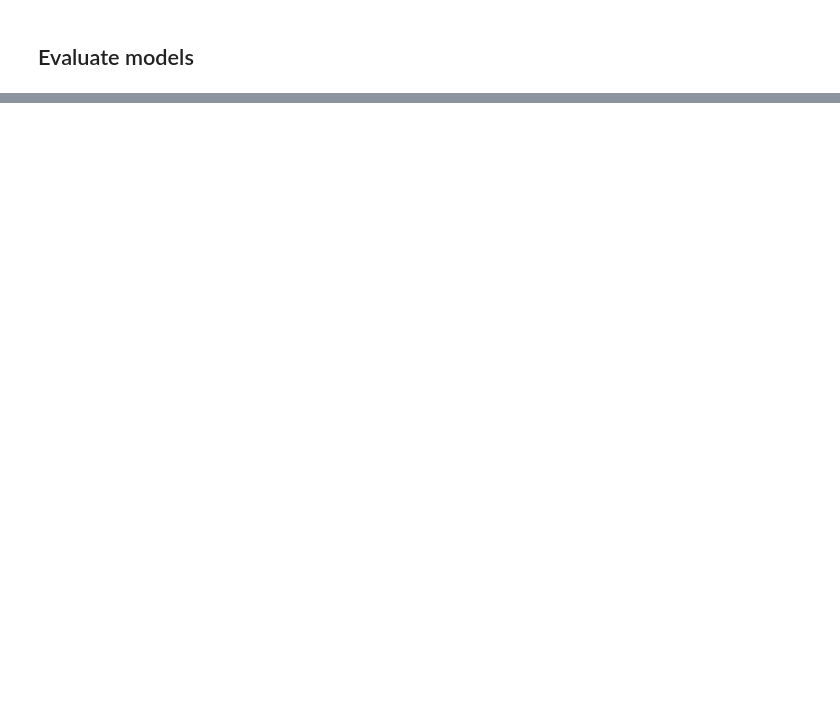
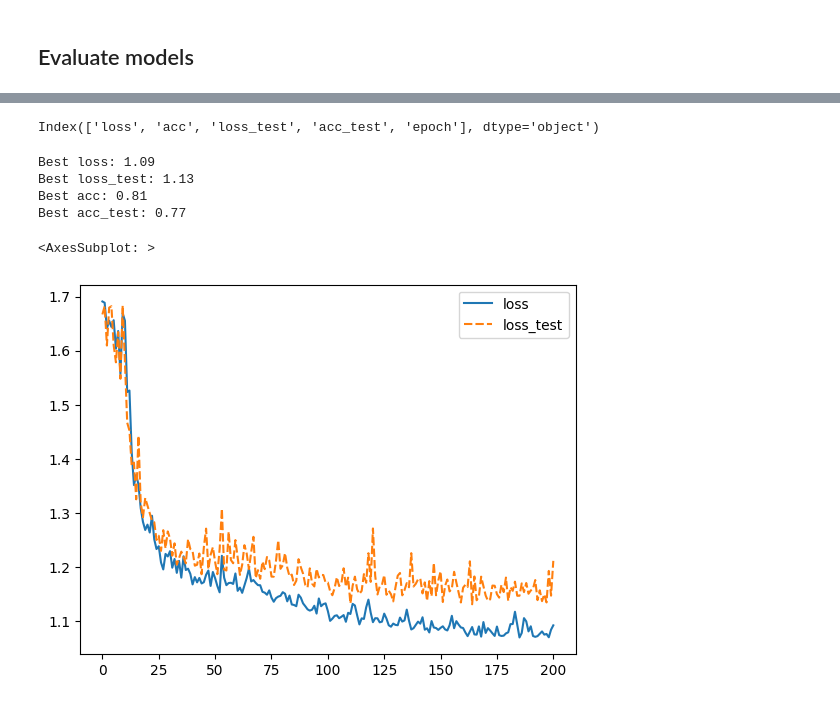
Before and after one commit to enmanuelmag/MRIClassification, a Jupyter notebook: ia_model.ipynb, the cells around one changed output, grey strips where cells are left out. Saved outputs shown, nothing was run; the diff lists cells and outputs as text; code cells hidden in the pictures; blank space fills up the shorter version.

Commit message:
Add description metrics

```diff
--- a/ia_model.ipynb
+++ b/ia_model.ipynb
@@ -1489,0 +1475,8 @@ Predicting done, with accuracy:  0.2674772
+# %%
+metrics_conv = './models/ConvTorch/baseline_2/metrics.csv'
+
+metrics = pd.read_csv(metrics_conv)
+metrics['epoch'] = metrics.index
+metrics.columns
+# %% [output]
+Index(['loss', 'acc', 'loss_test', 'acc_test', 'epoch'], dtype='object')
@@ -1489,0 +1491,18 @@ Predicting done, with accuracy:  0.2674772
+# %%
+idx_best_acc_test = metrics['acc_test'].idxmax()
+
+print(f'Best loss: {metrics["loss"][idx_best_acc_test]:.2f}')
+print(f'Best loss_test: {metrics["loss_test"][idx_best_acc_test]:.2f}')
+print(f'Best acc: {metrics["acc"][idx_best_acc_test]:.2f}')
+print(f'Best acc_test: {metrics["acc_test"][idx_best_acc_test]:.2f}')
+# %% [output]
+Best loss: 1.09
+Best loss_test: 1.13
+Best acc: 0.81
+Best acc_test: 0.77
+# %%
+# loss and loss_test that is a array of numbers
+sns.lineplot(metrics[['loss', 'loss_test']])
+# %% [output]
+<AxesSubplot: >
+[figure, added]
```
Also changed, not shown: parts of 9 cells of this notebook, 7 other files.
